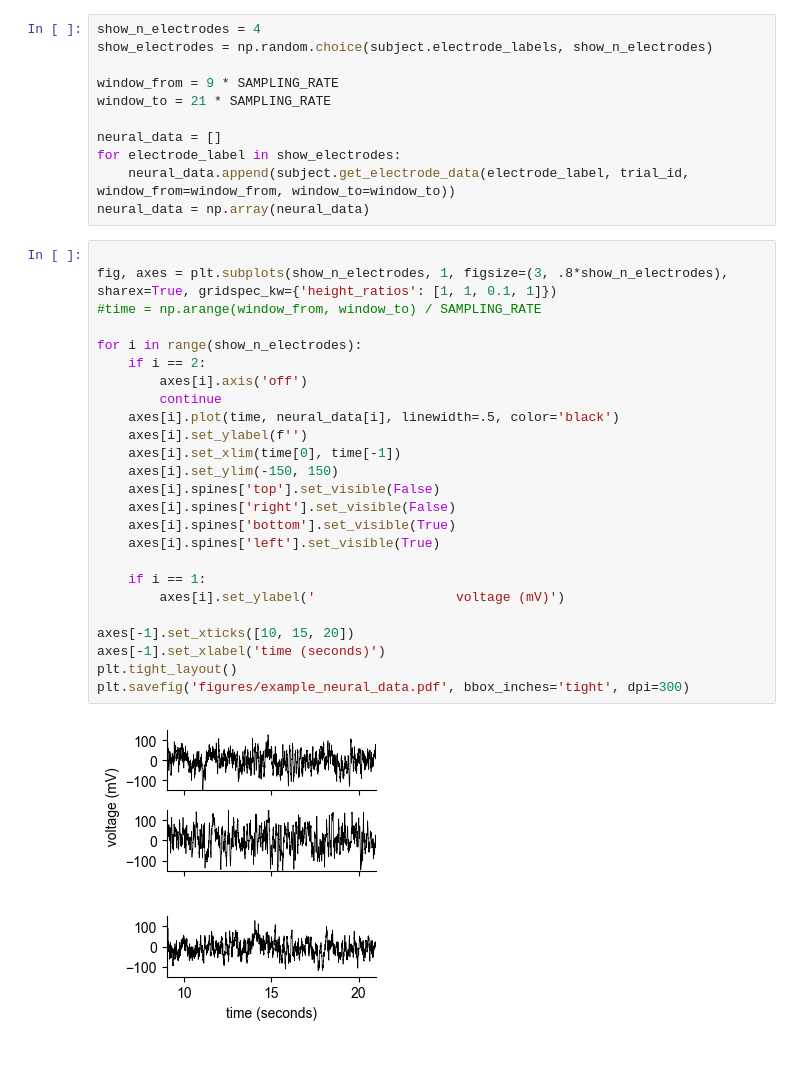
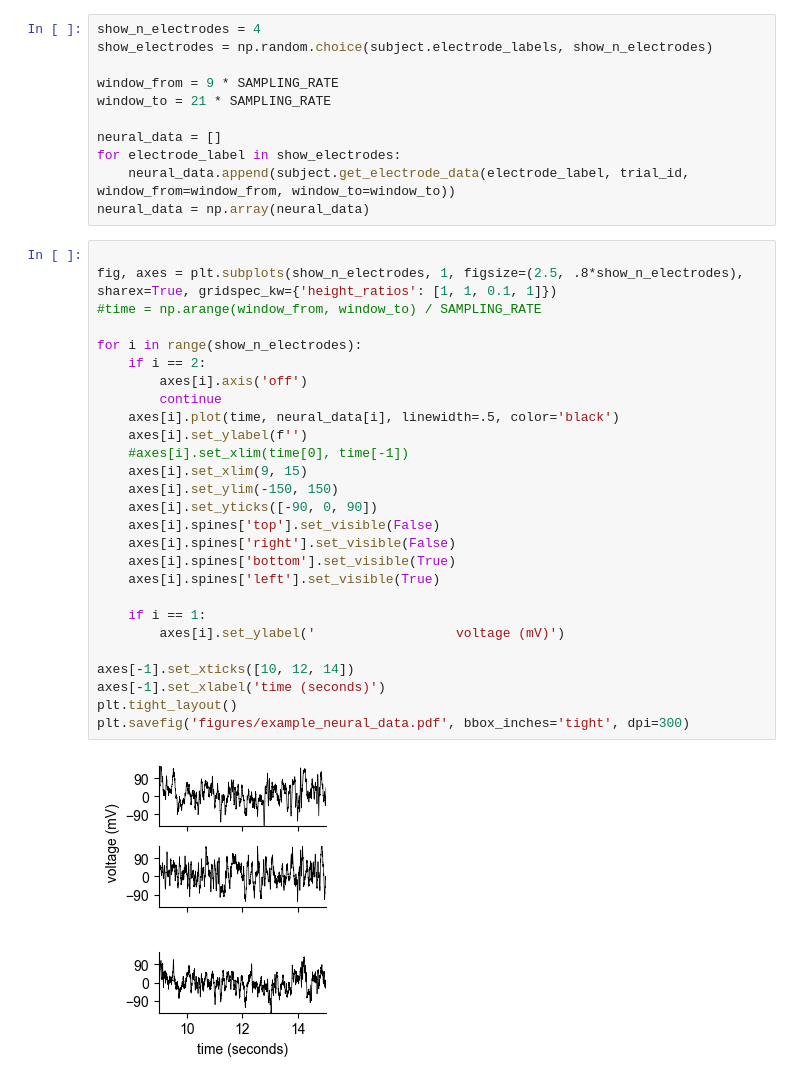
Before and after one commit to azaho/btbench, a Jupyter notebook: figure_overview_example_features_labels.ipynb, the cells around one changed output. Drawn from its saved outputs; the diff is of its cells as text.

Commit message:
updated figures

```diff
--- a/figure_overview_example_features_labels.ipynb
+++ b/figure_overview_example_features_labels.ipynb
@@ -31,28 +31,30 @@ for electrode_label in show_electrodes:
 neural_data = np.array(neural_data)
 # %%
 
-fig, axes = plt.subplots(show_n_electrodes, 1, figsize=(3, .8*show_n_electrodes), sharex=True, gridspec_kw={'height_ratios': [1, 1, 0.1, 1]})
+fig, axes = plt.subplots(show_n_electrodes, 1, figsize=(2.5, .8*show_n_electrodes), sharex=True, gridspec_kw={'height_ratios': [1, 1, 0.1, 1]})
 #time = np.arange(window_from, window_to) / SAMPLING_RATE
 
 for i in range(show_n_electrodes):
     if i == 2:
         axes[i].axis('off')
         continue
     axes[i].plot(time, neural_data[i], linewidth=.5, color='black')
     axes[i].set_ylabel(f'')
-    axes[i].set_xlim(time[0], time[-1])
+    #axes[i].set_xlim(time[0], time[-1])
+    axes[i].set_xlim(9, 15)
     axes[i].set_ylim(-150, 150)
+    axes[i].set_yticks([-90, 0, 90])
     axes[i].spines['top'].set_visible(False)
     axes[i].spines['right'].set_visible(False)
     axes[i].spines['bottom'].set_visible(True)
     axes[i].spines['left'].set_visible(True)
 
     if i == 1:
         axes[i].set_ylabel('                  voltage (mV)')
 
-axes[-1].set_xticks([10, 15, 20])
+axes[-1].set_xticks([10, 12, 14])
 axes[-1].set_xlabel('time (seconds)')
 plt.tight_layout()
 plt.savefig('figures/example_neural_data.pdf', bbox_inches='tight', dpi=300)
 # %% [output]
-[figure, old version]
+[figure, new version]
```
Also changed, not shown: 1 other file.
